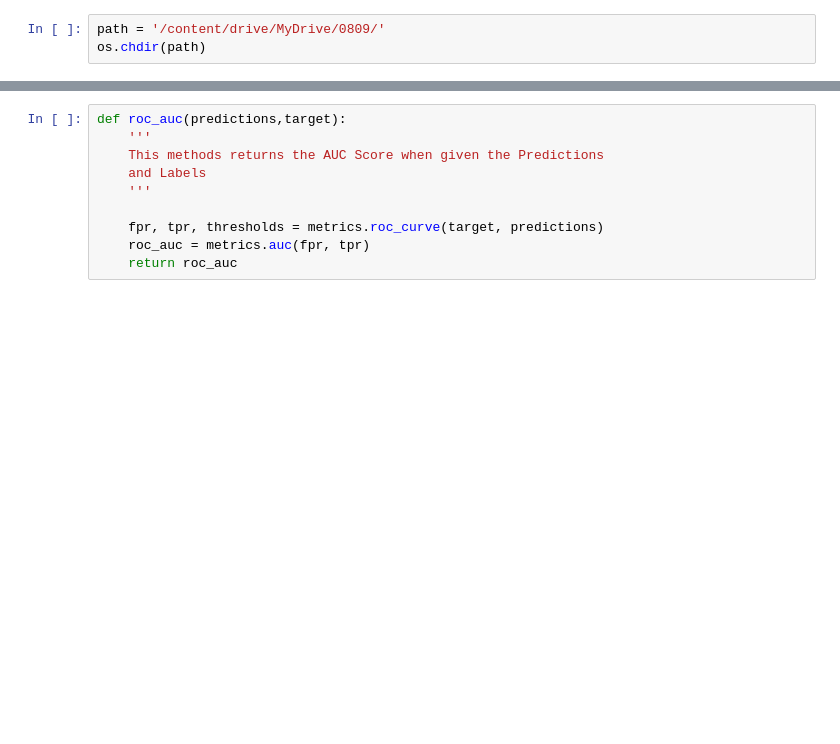
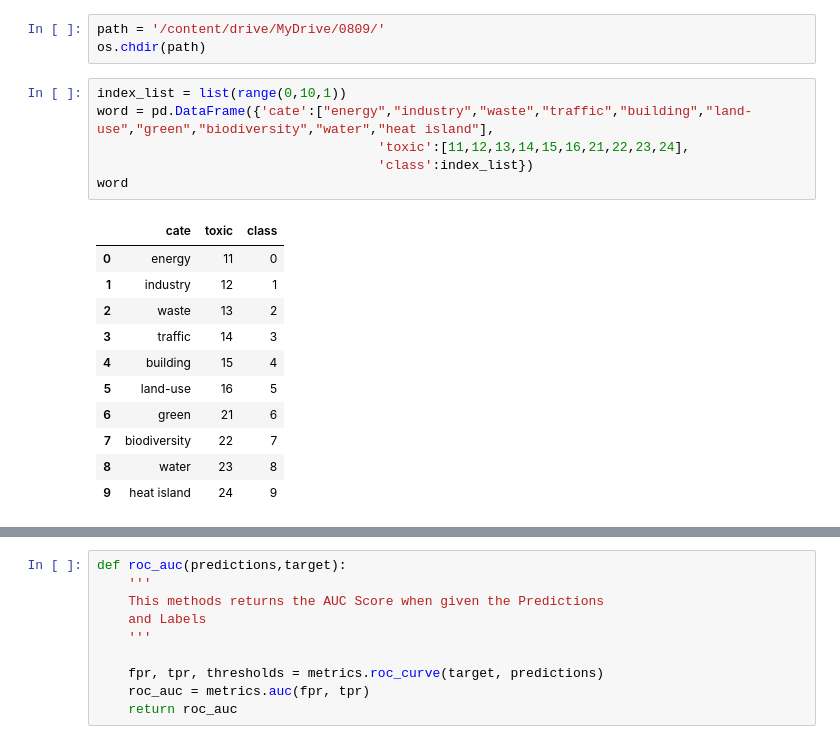
Before and after one commit to solong96/solong96, a Jupyter notebook: 0818_cc_text_classfication.ipynb, the cells around one changed output, grey strips where cells are left out. Drawn from its saved outputs; the diff is of its cells as text; blank space fills up the shorter version.

```diff
--- a/0818_cc_text_classfication.ipynb
+++ b/0818_cc_text_classfication.ipynb
@@ -37,6 +37,24 @@ import os
 # %%
 path = '/content/drive/MyDrive/0809/'
 os.chdir(path)
+# %%
+index_list = list(range(0,10,1))
+word = pd.DataFrame({'cate':["energy","industry","waste","traffic","building","land-use","green","biodiversity","water","heat island"],
+                                    'toxic':[11,12,13,14,15,16,21,22,23,24],
+                                    'class':index_list})
+word
+# %% [output]
+|  | cate | toxic | class |
+| 0 | energy | 11 | 0 |
+| 1 | industry | 12 | 1 |
+| 2 | waste | 13 | 2 |
+| 3 | traffic | 14 | 3 |
+| 4 | building | 15 | 4 |
+| 5 | land-use | 16 | 5 |
+| 6 | green | 21 | 6 |
+| 7 | biodiversity | 22 | 7 |
+| 8 | water | 23 | 8 |
+| 9 | heat island | 24 | 9 |
 # %%
 # Detect hardware, return appropriate distribution strategy
 try:
```
Also changed, not shown: parts of 27 cells of this notebook.
